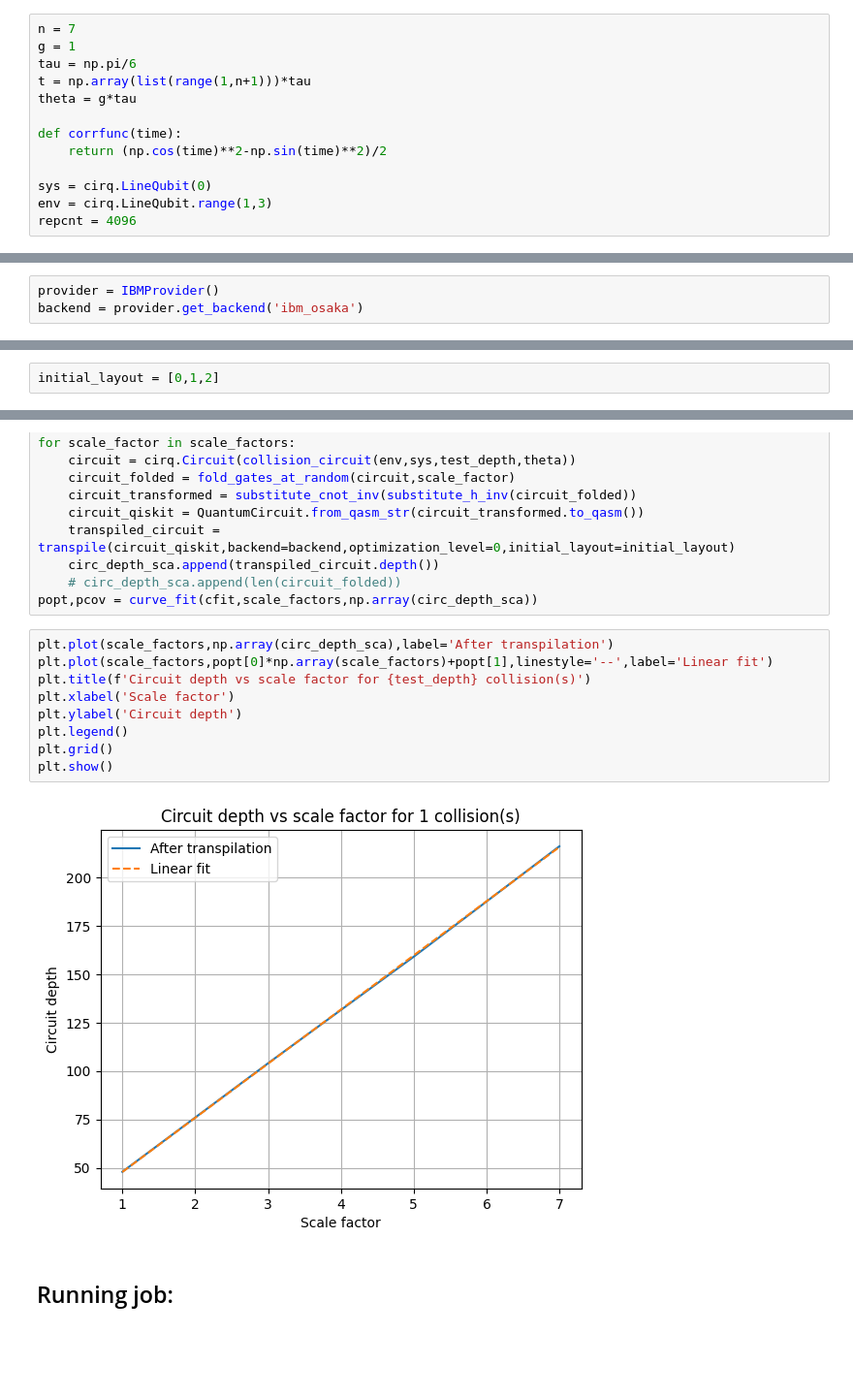
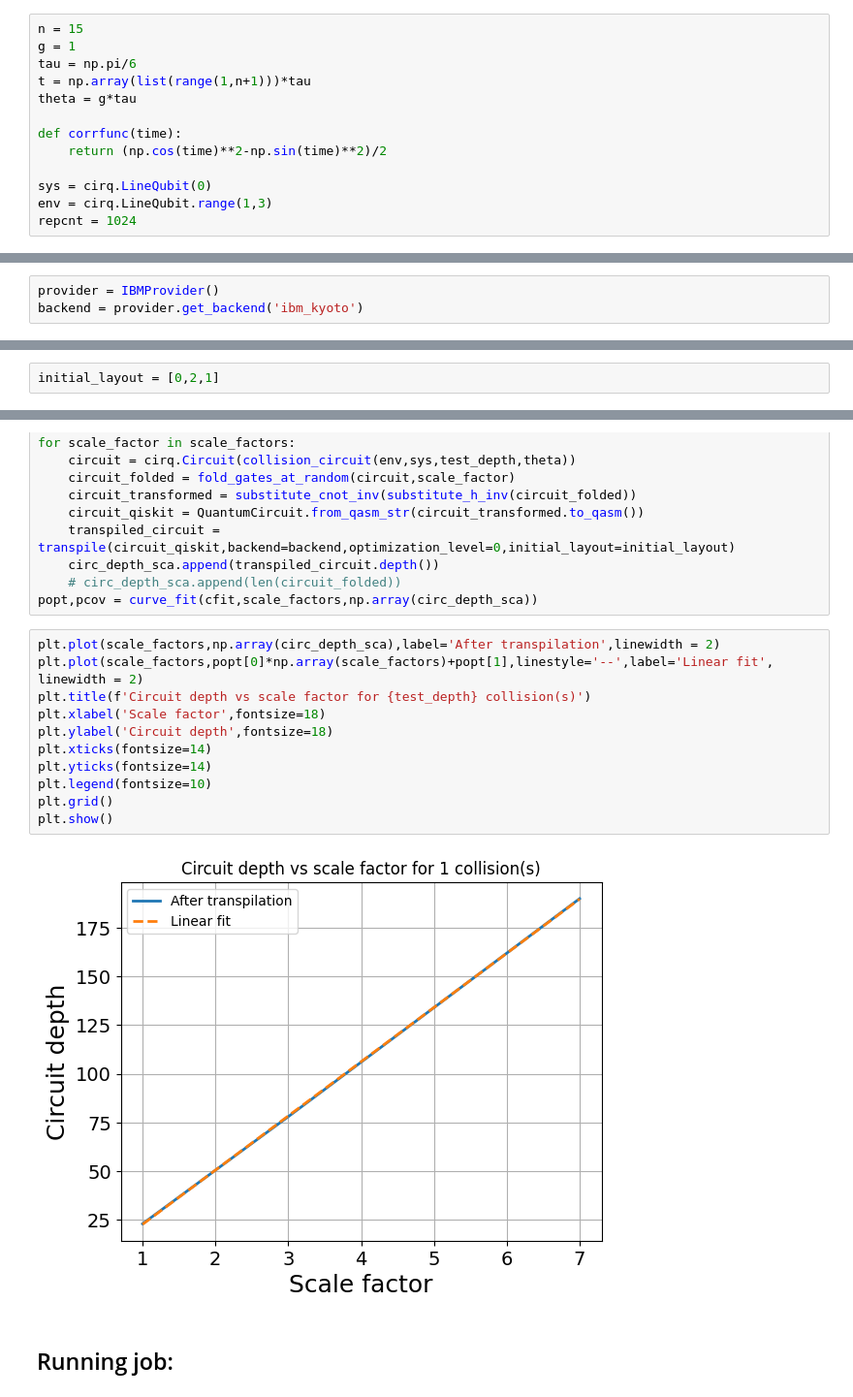
Before and after one commit to JessicaJohnBritto/QOSF_Cohort6, a Jupyter notebook: Results_from_paper/testing_victor/Collisional/collisional.ipynb, the cells around one changed output, grey strips where cells are left out. Shown at 97% size. Drawn from its saved outputs; the diff is of its cells as text; blank space fills up the shorter version.

```diff
--- a/Results_from_paper/testing_victor/Collisional/collisional.ipynb
+++ b/Results_from_paper/testing_victor/Collisional/collisional.ipynb
@@ -53,7 +53,7 @@ def collision_circuit(env,sys,n,theta):
     yield from collision_pattern_correlated(env,sys,n,theta)
     yield from meas_coherence(sys)
 # %%
-n = 7
+n = 15
 g = 1
 tau = np.pi/6
 t = np.array(list(range(1,n+1)))*tau
@@ -64,7 +64,7 @@ def corrfunc(time):
 
 sys = cirq.LineQubit(0)
 env = cirq.LineQubit.range(1,3)
-repcnt = 4096
+repcnt = 1024
 # %% [markdown]
 <hr></hr>
 # %%
@@ -114,7 +114,7 @@ q_1: ─┤ Rz(-π) ├─┤ √X ├┤ Rz(-π) ├┤1     ├─────
 <hr></hr>
 # %%
 provider = IBMProvider()
-backend = provider.get_backend('ibm_osaka')
+backend = provider.get_backend('ibm_kyoto')
 # %%
 #Run this cell to get a view of the qubit layout
 import networkx as nx
@@ -127,5 +127,5 @@ plt.show()
 # %%
-initial_layout = [0,1,2]
+initial_layout = [0,2,1]
 # %%
 scale_factors = [1,3,5,7]
 # %%
@@ -189,16 +201,18 @@ for scale_factor in scale_factors:
     # circ_depth_sca.append(len(circuit_folded))
 popt,pcov = curve_fit(cfit,scale_factors,np.array(circ_depth_sca))
 # %%
-plt.plot(scale_factors,np.array(circ_depth_sca),label='After transpilation')
-plt.plot(scale_factors,popt[0]*np.array(scale_factors)+popt[1],linestyle='--',label='Linear fit')
+plt.plot(scale_factors,np.array(circ_depth_sca),label='After transpilation',linewidth = 2)
+plt.plot(scale_factors,popt[0]*np.array(scale_factors)+popt[1],linestyle='--',label='Linear fit', linewidth = 2)
 plt.title(f'Circuit depth vs scale factor for {test_depth} collision(s)')
-plt.xlabel('Scale factor')
-plt.ylabel('Circuit depth')
-plt.legend()
+plt.xlabel('Scale factor',fontsize=18)
+plt.ylabel('Circuit depth',fontsize=18)
+plt.xticks(fontsize=14)
+plt.yticks(fontsize=14)
+plt.legend(fontsize=10)
 plt.grid()
 plt.show()
 # %% [output]
-[figure, old version]
+[figure, new version]
 # %% [markdown]
 <h2>Running job:</h2>
 # %%
```
Also changed, not shown: parts of 11 cells of this notebook, 3 other files.
